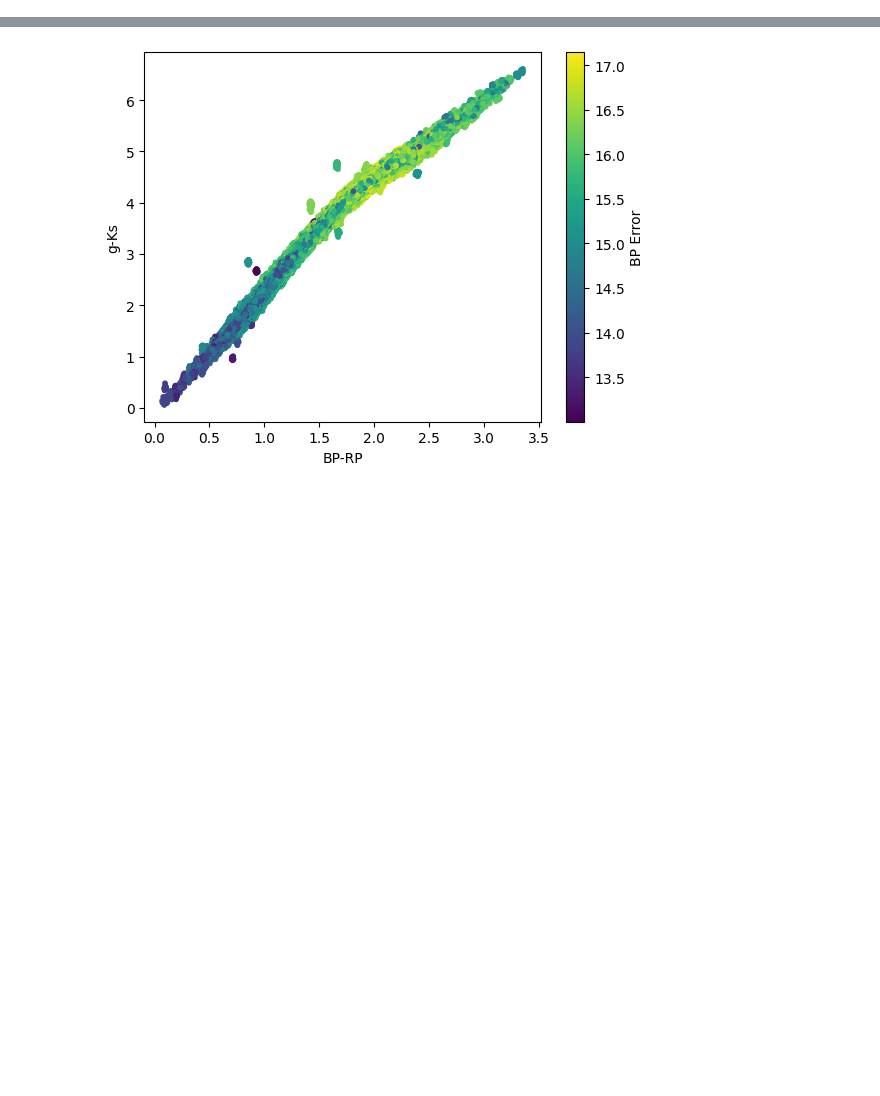
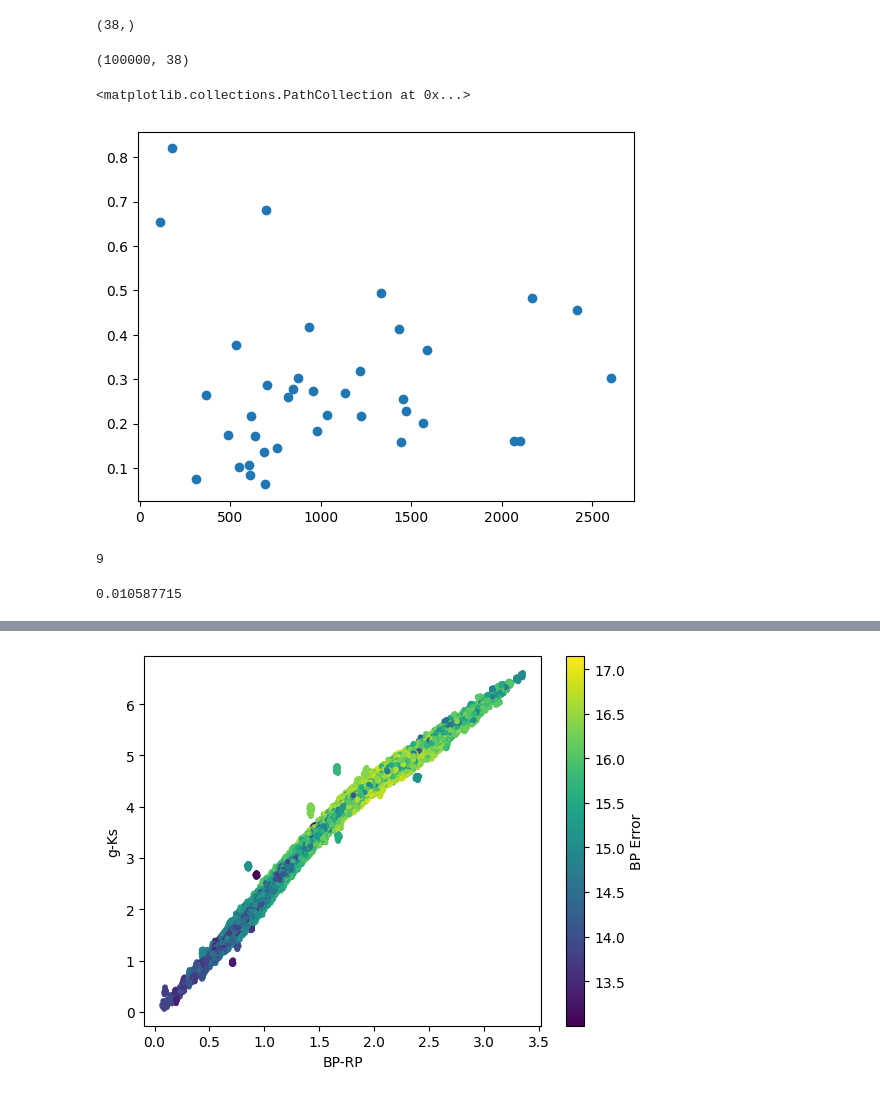
Before and after one commit to ocallam6/XPNorm, a Jupyter notebook: Notebooks/data_analysis.ipynb, the cells around one changed output, grey strips where cells are left out. Drawn from its saved outputs; the diff is of its cells as text; code cells hidden in the pictures; blank space fills up the shorter version.

```diff
--- a/Notebooks/data_analysis.ipynb
+++ b/Notebooks/data_analysis.ipynb
@@ -4,0 +7,13 @@ import matplotlib.pyplot as plt
+# %%
+
+import hmac
+import matplotlib.pyplot as plt
+from src.HMC_Single_Star_cosdist import HMC_Sampler
+from src import NF_Cos_dist
+import jax.numpy as jnp
+import numpy as np
+import matplotlib.colors as mcolors
+
+nf=NF_Cos_dist.JaxNormFlow()
+
+hmc=HMC_Sampler()
@@ -4,0 +35,2 @@ import matplotlib.pyplot as plt
+# %%
+mc=hmc.run_svi()
@@ -4,0 +96,15 @@ import matplotlib.pyplot as plt
+# %%
+a0=mc['a0']
+# %%
+hmc.distance.shape
+# %% [output]
+(38,)
+# %%
+a0.shape
+# %% [output]
+(100000, 38)
+# %%
+plt.scatter(hmc.distance,a0.mean(0))
+# %% [output]
+<matplotlib.collections.PathCollection at 0x...>
+[figure, added]
@@ -4,0 +118,9 @@ import matplotlib.pyplot as plt
+# %%
+import numpy as np
+np.array(range(10))[-1]
+# %% [output]
+9
+# %%
+a0.std()
+# %% [output]
+0.010587715
```
Also changed, not shown: parts of 42 cells of this notebook, 30 other files.
